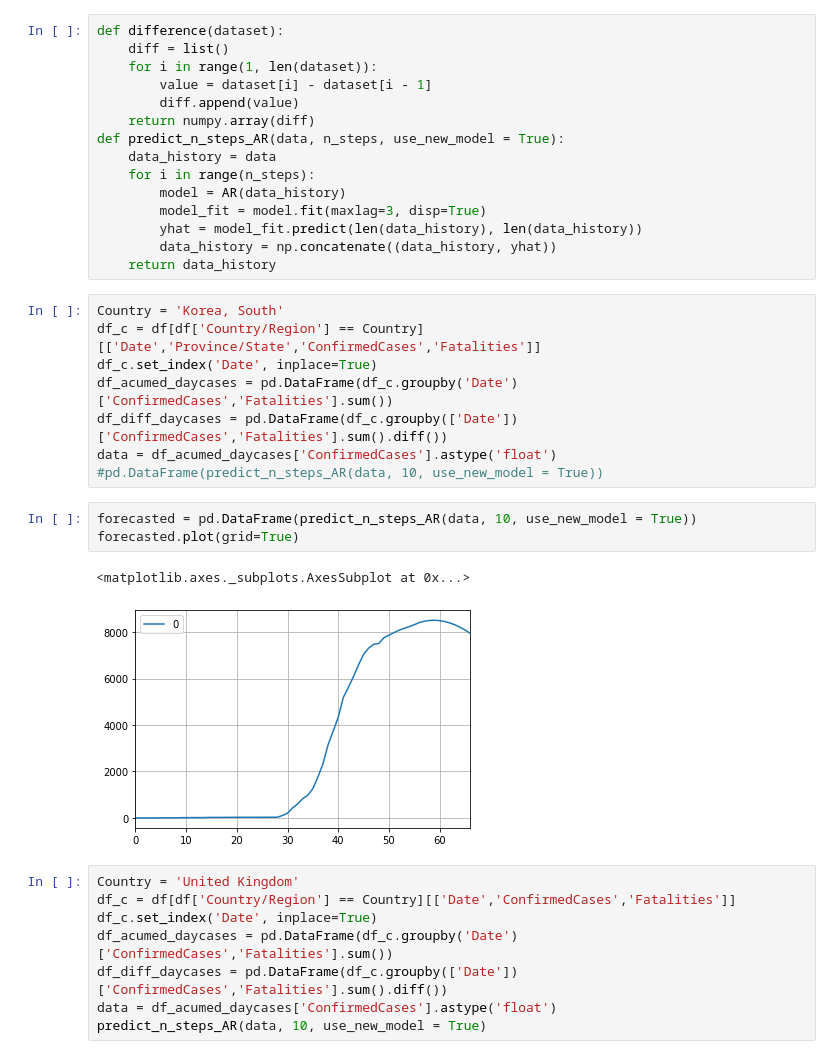
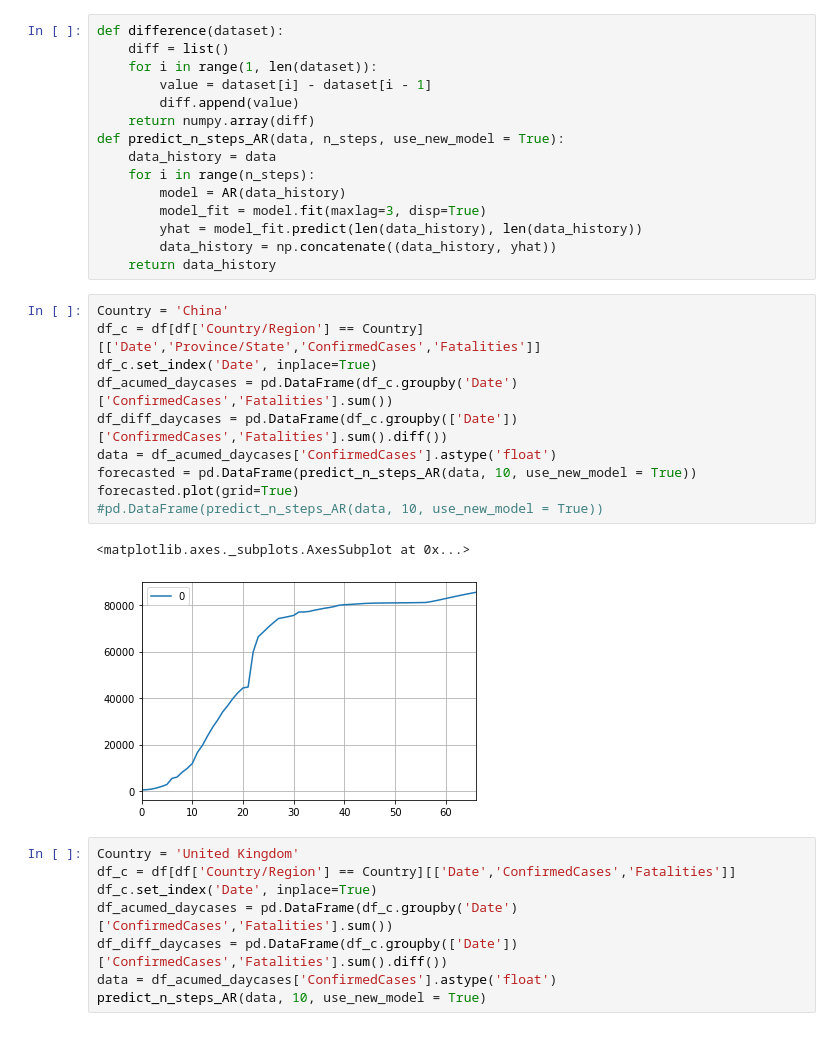
Before and after one commit to rollend/covid-19-kaggle, a Jupyter notebook: PredictionModelSelection_Regression.ipynb, the cells around one changed output. Cells and saved outputs as stored; diff of their text form.

```diff
--- a/PredictionModelSelection_Regression.ipynb
+++ b/PredictionModelSelection_Regression.ipynb
@@ -106,19 +106,18 @@ def predict_n_steps_AR(data, n_steps, use_new_model = True):
         data_history = np.concatenate((data_history, yhat))
     return data_history
 # %%
-Country = 'Korea, South'
+Country = 'China'
 df_c = df[df['Country/Region'] == Country][['Date','Province/State','ConfirmedCases','Fatalities']]
 df_c.set_index('Date', inplace=True)
 df_acumed_daycases = pd.DataFrame(df_c.groupby('Date')['ConfirmedCases','Fatalities'].sum())
 df_diff_daycases = pd.DataFrame(df_c.groupby(['Date'])['ConfirmedCases','Fatalities'].sum().diff())
 data = df_acumed_daycases['ConfirmedCases'].astype('float')
+forecasted = pd.DataFrame(predict_n_steps_AR(data, 10, use_new_model = True))
+forecasted.plot(grid=True)
 #pd.DataFrame(predict_n_steps_AR(data, 10, use_new_model = True))
+# %% [output]
+<matplotlib.axes._subplots.AxesSubplot at 0x...>
+[figure, added]
-# %%
-forecasted = pd.DataFrame(predict_n_steps_AR(data, 10, use_new_model = True))
-forecasted.plot(grid=True)
-# %% [output]
-<matplotlib.axes._subplots.AxesSubplot at 0x...>
-[figure, removed]
 # %%
 Country = 'United Kingdom'
 df_c = df[df['Country/Region'] == Country][['Date','ConfirmedCases','Fatalities']]
```
Also changed, not shown: parts of 5 cells of this notebook.
